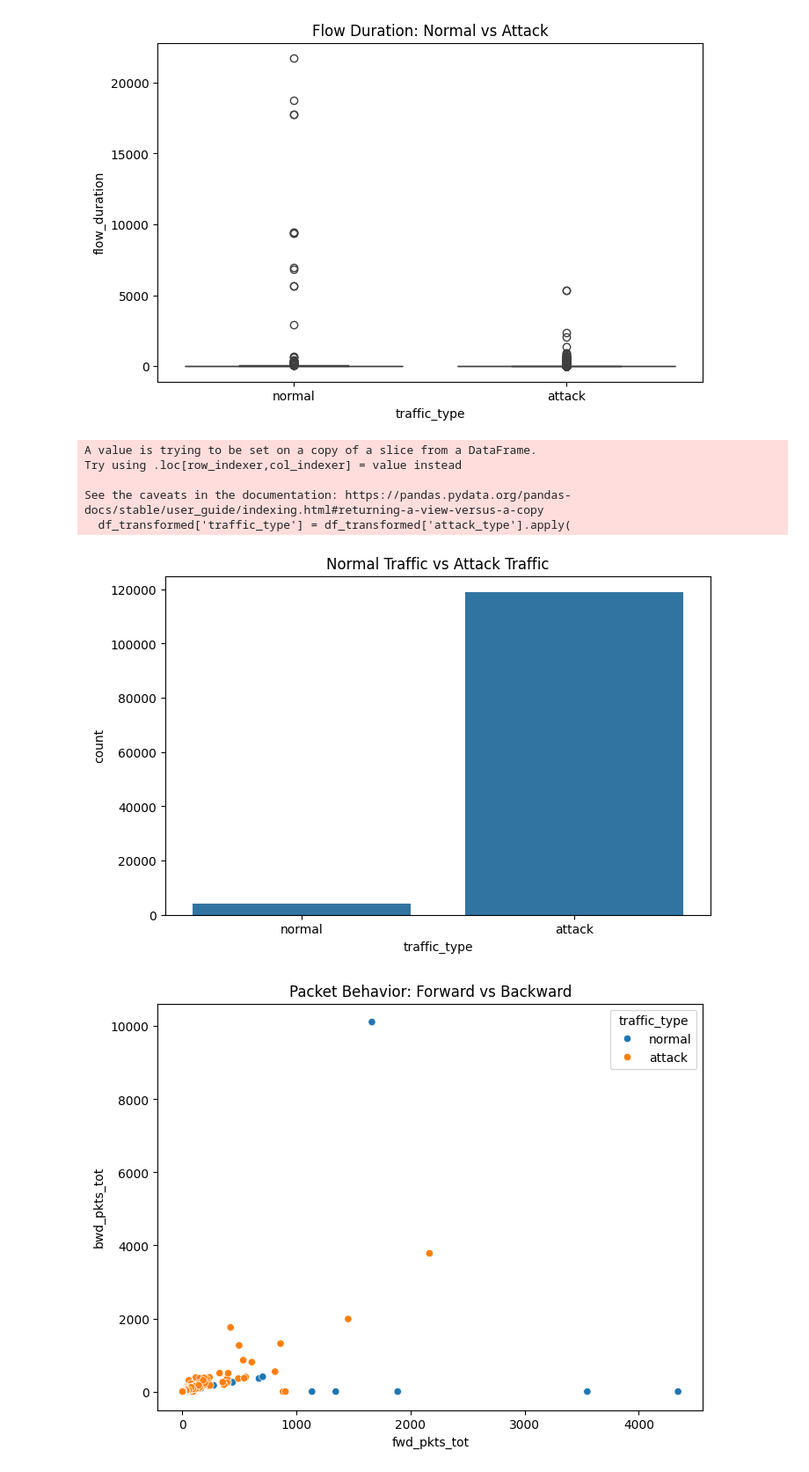
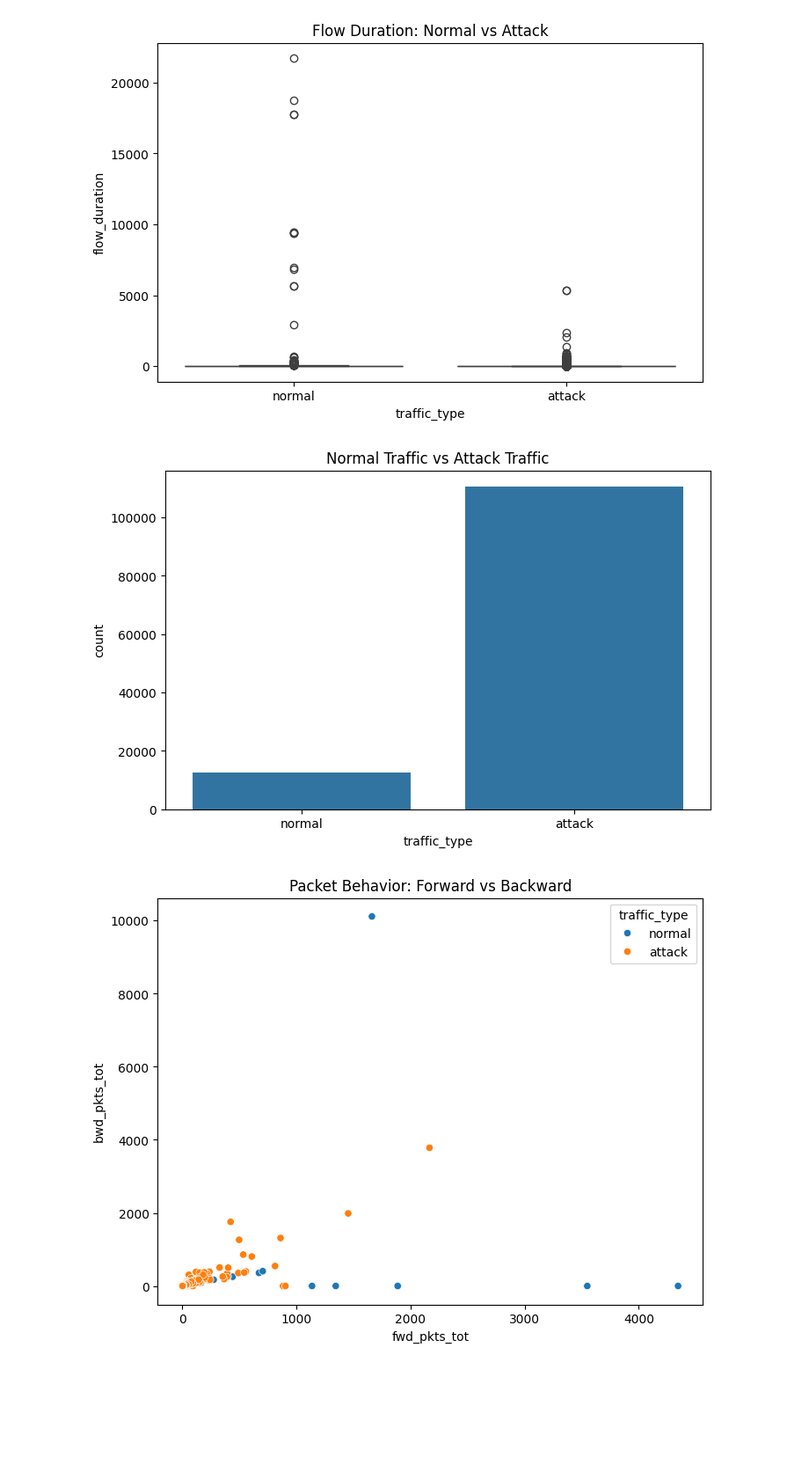
Before and after one commit to qjasrubang01-design/Rubang-Jethro-Aaron-S.-CPE-311, a Jupyter notebook: Seatwork 10.1 Case Study Improving RT-IoT2022 Analysis.ipynb, the cells around one changed output. Shown at 88% size. Saved outputs shown, nothing was run; the diff lists cells and outputs as text; code cells hidden in the pictures; blank space fills up the shorter version.

```diff
--- a/draft Seatwork 10.1 Case Study Improving RT-IoT2022 Analysis.ipynb
+++ b/Seatwork 10.1 Case Study Improving RT-IoT2022 Analysis.ipynb
@@ -35,24 +39,32 @@ df.rename(columns={'id.orig_p':'src_port',
 
 
 # Convert proto and service to lowercase for consistency
-df['proto'] = df['proto'].str.lower()
-df['service'] = df['service'].str.lower()
+df['proto'] = df['proto'].astype(str).str.lower().str.strip()
+df['service'] = df['service'].astype(str).str.lower().str.strip()
 
 # Create normal vs attack label
+normal_labels = ['MQTT_Publish', 'Thing_Speak', 'Wipro_bulb']
+
 df['traffic_type'] = df['attack_type'].apply(
-lambda x: 'normal' if x in ['MQTT_Publish', 'Thing_Speak', 'Wipro_bulb'] else 'attack'
+    lambda x: 'normal' if x in normal_labels else 'attack'
 )
 
 # Filter only relevant columns for initial analysis
-cols_to_keep = ['no', 'src_port', 'dest_port', 'proto', 'service', 'flow_duration',
-                'fwd_pkts_tot', 'bwd_pkts_tot', 'fwd_data_pkts_tot', 'bwd_data_pkts_tot', 'attack_type']
-df_transformed = df[cols_to_keep]
+cols_to_keep = [
+    'no', 'src_port', 'dest_port', 'proto', 'service',
+    'flow_duration', 'fwd_pkts_tot', 'bwd_pkts_tot',
+    'fwd_data_pkts_tot', 'bwd_data_pkts_tot',
+    'attack_type', 'traffic_type'
+]
+
+df_transformed = df[cols_to_keep].copy()
 
 
 # Remove duplicates
 df_transformed.drop_duplicates(inplace=True)
 
-
+df_transformed['dest_port'] = df_transformed['dest_port'].astype(str)
+df_transformed['src_port'] = df_transformed['src_port'].astype(str)
 
 # Result of transformed dataset
 df_transformed.head()
@@ -130,20 +146,15 @@ plt.show()
 # %%
 #Normal vs Attack distribution
 df_transformed['traffic_type'] = df_transformed['attack_type'].apply(
-    lambda x: 'normal' if x == 'MQTT_Publish' else 'attack'
+     lambda x: 'normal' if x in ['MQTT_Publish', 'Thing_Speak', 'Wipro_bulb'] else 'attack'
 )
 
 plt.figure(figsize=(8,5))
 sns.countplot(x='traffic_type', data=df_transformed)
 plt.title('Normal Traffic vs Attack Traffic')
 plt.show()
 # %% [output]
-A value is trying to be set on a copy of a slice from a DataFrame.
-Try using .loc[row_indexer,col_indexer] = value instead
-
-See the caveats in the documentation: https://pandas.pydata.org/pandas-docs/stable/user_guide/indexing.html#returning-a-view-versus-a-copy
-  df_transformed['traffic_type'] = df_transformed['attack_type'].apply(
-[figure, old version]
+[figure, new version]
 # %%
 #Packet behavior: forward vs backward
 plt.figure(figsize=(8,6))
```
Also changed, not shown: parts of 5 cells of this notebook.
